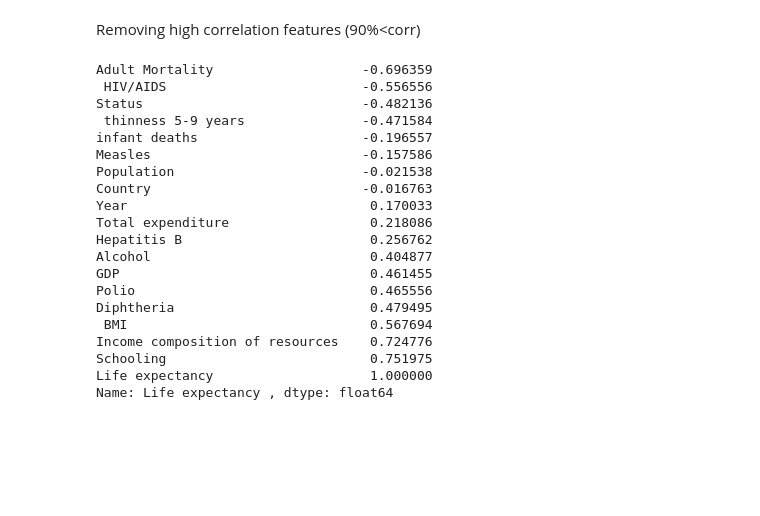
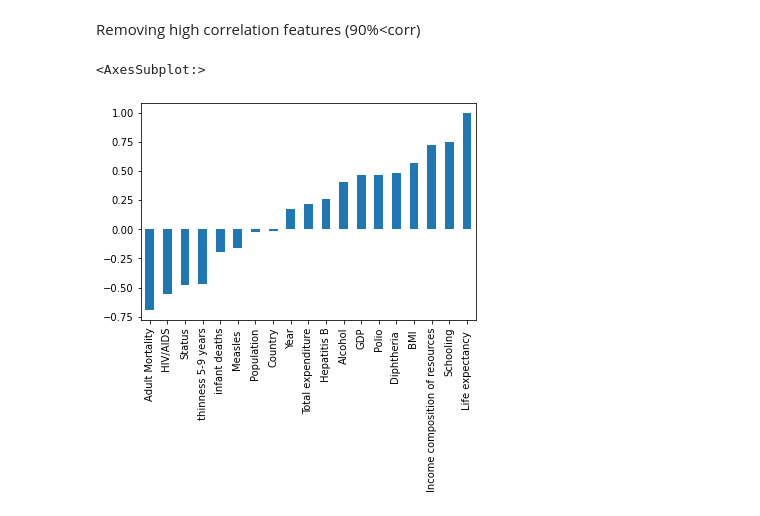
Before and after one commit to MahyarFardin/Neural-Networks, a Jupyter notebook: ANN/New folder/Untitled.ipynb, the cells around one changed output. Drawn from its saved outputs; the diff is of its cells as text; code cells hidden in the pictures; blank space fills up the shorter version.

```diff
--- a/ANN/New folder/Untitled.ipynb
+++ b/ANN/New folder/Untitled.ipynb
@@ -89,25 +89,7 @@ df=df.drop([' thinness  1-19 years',"under-five deaths ","percentage expenditure
 # %%
 corr=pd.DataFrame(df.corr())
 # %%
-corr["Life expectancy "].sort_values()
+corr["Life expectancy "].sort_values().plot(kind="bar")
 # %% [output]
-Adult Mortality                   -0.696359
- HIV/AIDS                         -0.556556
-Status                            -0.482136
- thinness 5-9 years               -0.471584
-infant deaths                     -0.196557
-Measles                           -0.157586
-Population                        -0.021538
-Country                           -0.016763
-Year                               0.170033
-Total expenditure                  0.218086
-Hepatitis B                        0.256762
-Alcohol                            0.404877
-GDP                                0.461455
-Polio                              0.465556
-Diphtheria                         0.479495
- BMI                               0.567694
-Income composition of resources    0.724776
-Schooling                          0.751975
-Life expectancy                    1.000000
-Name: Life expectancy , dtype: float64
+<AxesSubplot:>
+[figure, added]
```
Also changed, not shown: parts of 2 cells of this notebook, 2 other files.
